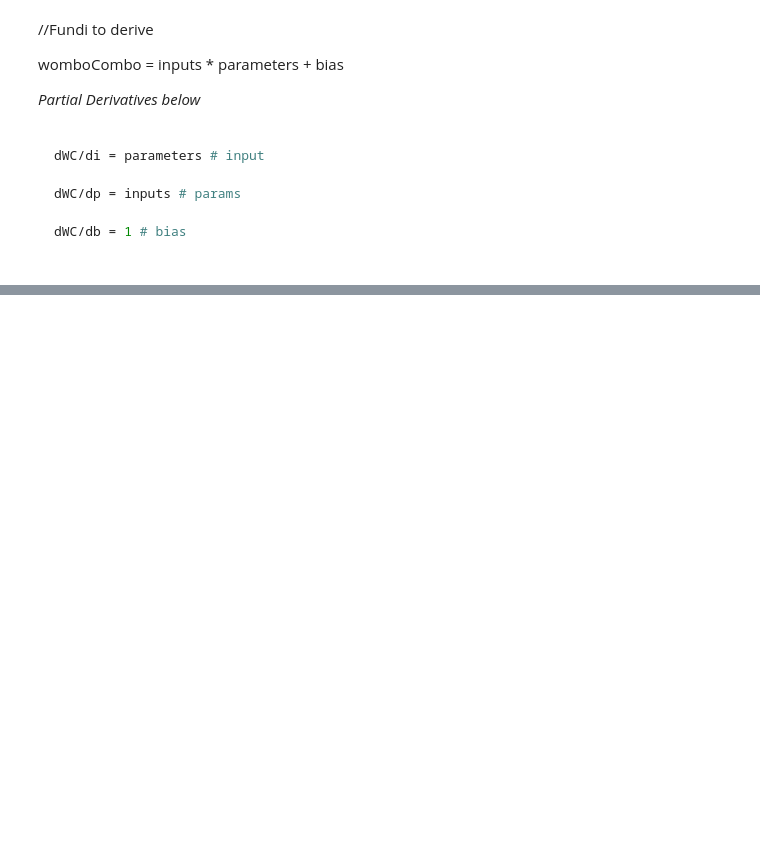
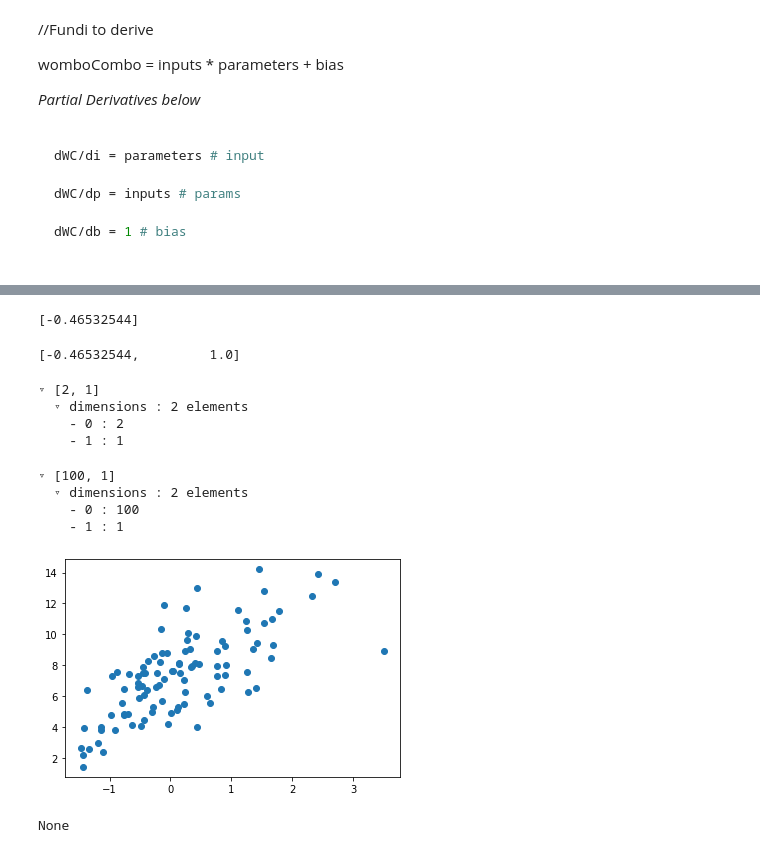
Before and after one commit to Unthrottled/fast-ai-swift, a Jupyter notebook: convolutional_neural_network.ipynb, the cells around one changed output, grey strips where cells are left out. Drawn from its saved outputs; the diff is of its cells as text; code cells hidden in the pictures; blank space fills up the shorter version.

```diff
--- a/convolutional_neural_network.ipynb
+++ b/convolutional_neural_network.ipynb
@@ -754,0 +826,34 @@ ddx first activations [10000, 50]
+# %%
+let n = 100
+let inputPoints2 = TensorFloat(randomNormal: [100, 1])
+inputPoints2[1]
+# %% [output]
+[-0.46532544]
+# %%
+let A = inputPoints2.concatenated(with: TensorFloat(ones: [100, 1]), alongAxis: 1)
+A[1]
+# %% [output]
+[-0.46532544,         1.0]
+# %%
+let x = TensorFloat([2, 7])
+x.expandingShape(at: 1).shape
+# %% [output]
+▿ [2, 1]
+  ▿ dimensions : 2 elements
+    - 0 : 2
+    - 1 : 1
+# %%
+let y = matmul(A, x.expandingShape(at: 1)) + (TensorFloat(randomNormal: [100, 1], seed: (69, 420)) * 2)
+y.shape
+# %% [output]
+▿ [100, 1]
+  ▿ dimensions : 2 elements
+    - 0 : 100
+    - 1 : 1
+# %%
+plotter.scatter(x: A.slice(lowerBounds: [0, 0], upperBounds:[A.shape[0], 1] ).makeNumpyArray(),
+                y: y.makeNumpyArray())
+plotter.show()
+# %% [output]
+[figure, added]
+None
```
Also changed, not shown: parts of 34 cells of this notebook.
